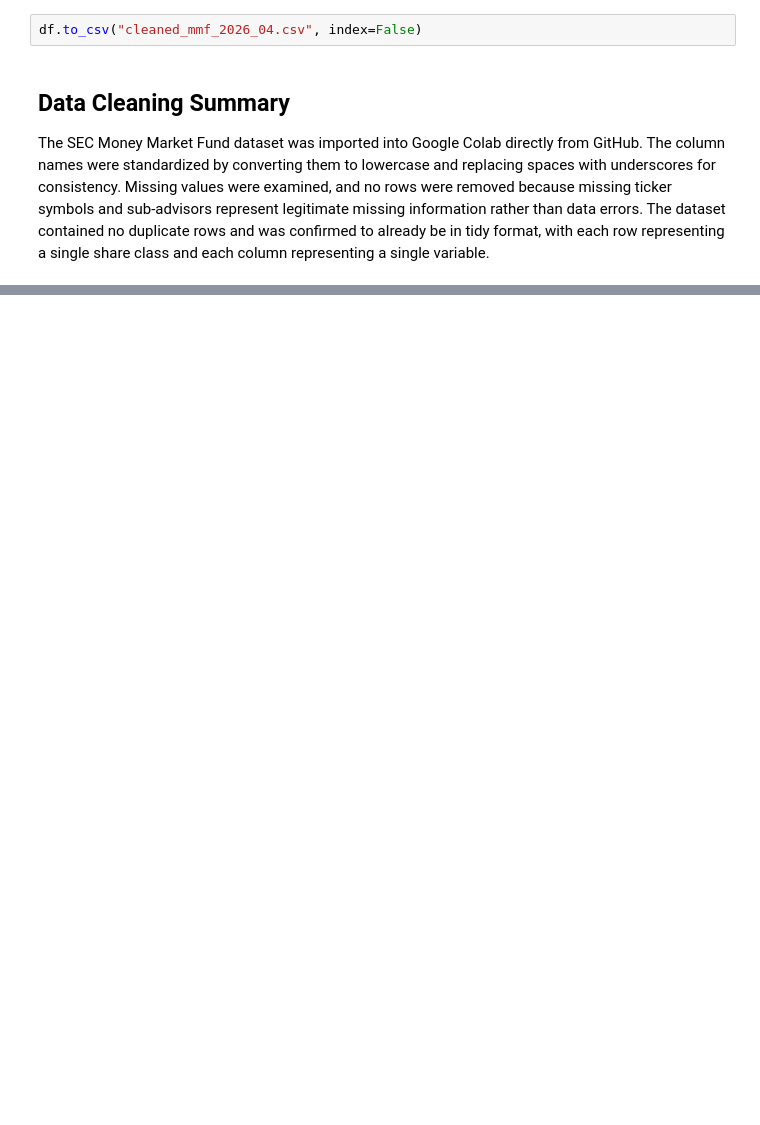
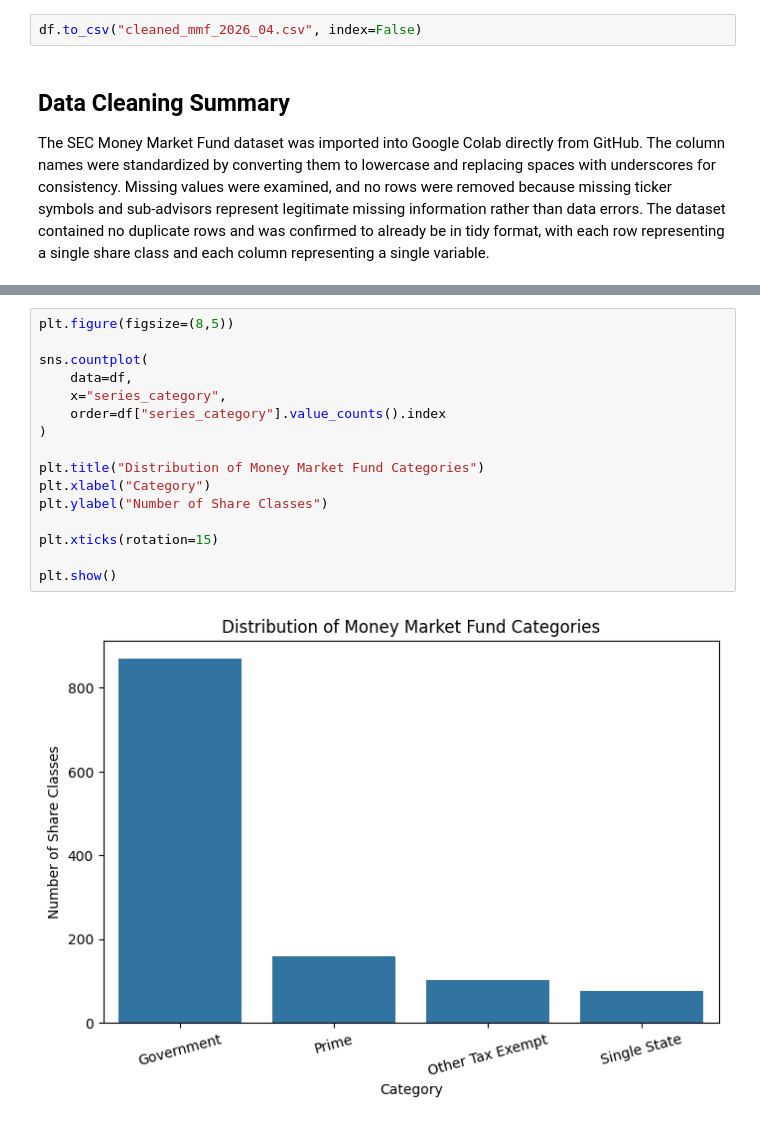
Before and after one commit to DxubleBTW/averylee-money-market-funds-analysis, a Jupyter notebook: AveryLeeFinanceNotebook.ipynb, the cells around one changed output, grey strips where cells are left out. Drawn from its saved outputs; the diff is of its cells as text; blank space fills up the shorter version.

```diff
--- a/AveryLeeFinanceNotebook.ipynb
+++ b/AveryLeeFinanceNotebook.ipynb
@@ -142,0 +187,18 @@ The SEC Money Market Fund dataset was imported into Google Colab directly from G
+# %%
+plt.figure(figsize=(8,5))
+
+sns.countplot(
+    data=df,
+    x="series_category",
+    order=df["series_category"].value_counts().index
+)
+
+plt.title("Distribution of Money Market Fund Categories")
+plt.xlabel("Category")
+plt.ylabel("Number of Share Classes")
+
+plt.xticks(rotation=15)
+
+plt.show()
+# %% [output]
+[figure, added]
```
Also changed, not shown: parts of 9 cells of this notebook.
